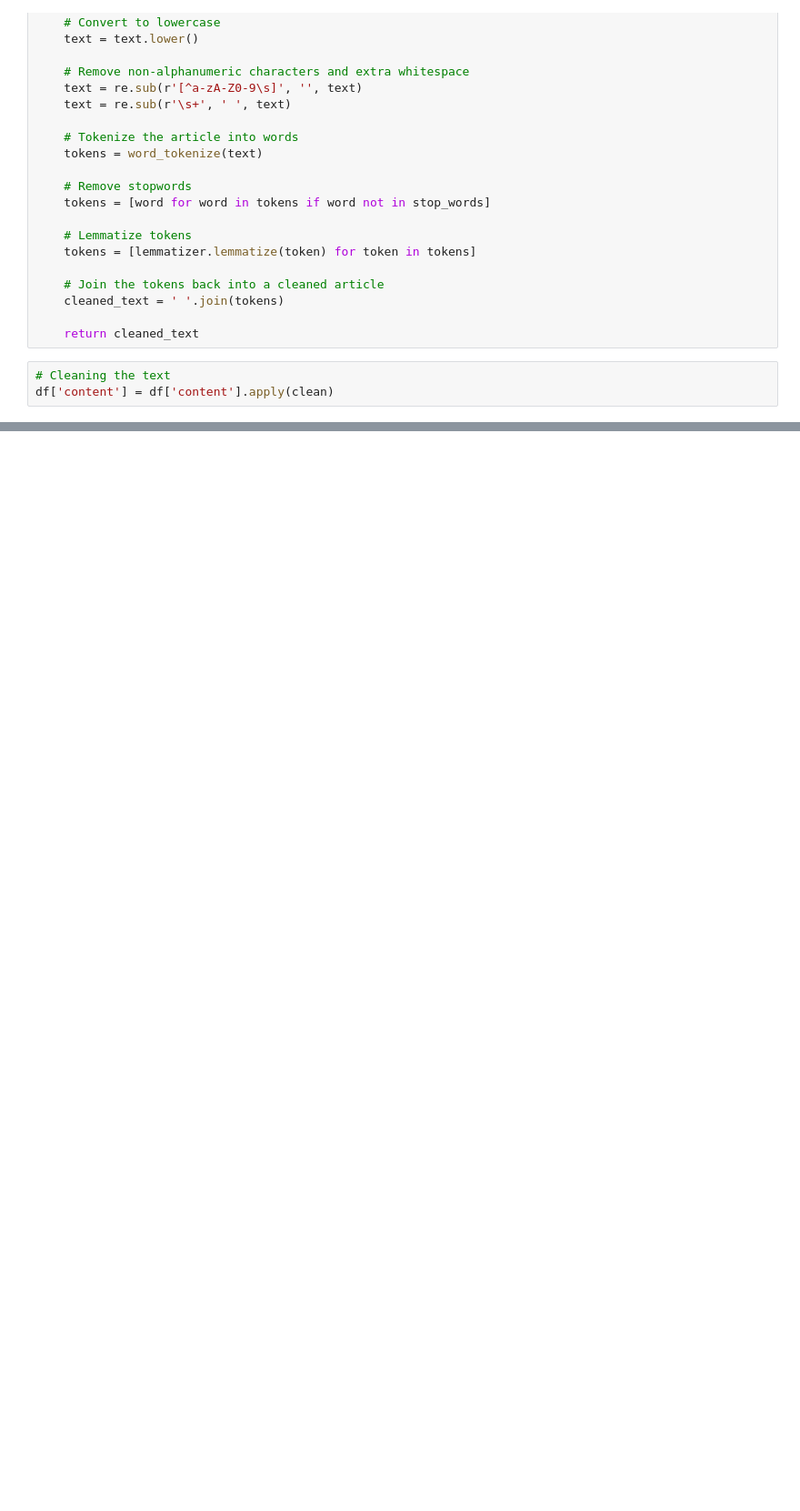
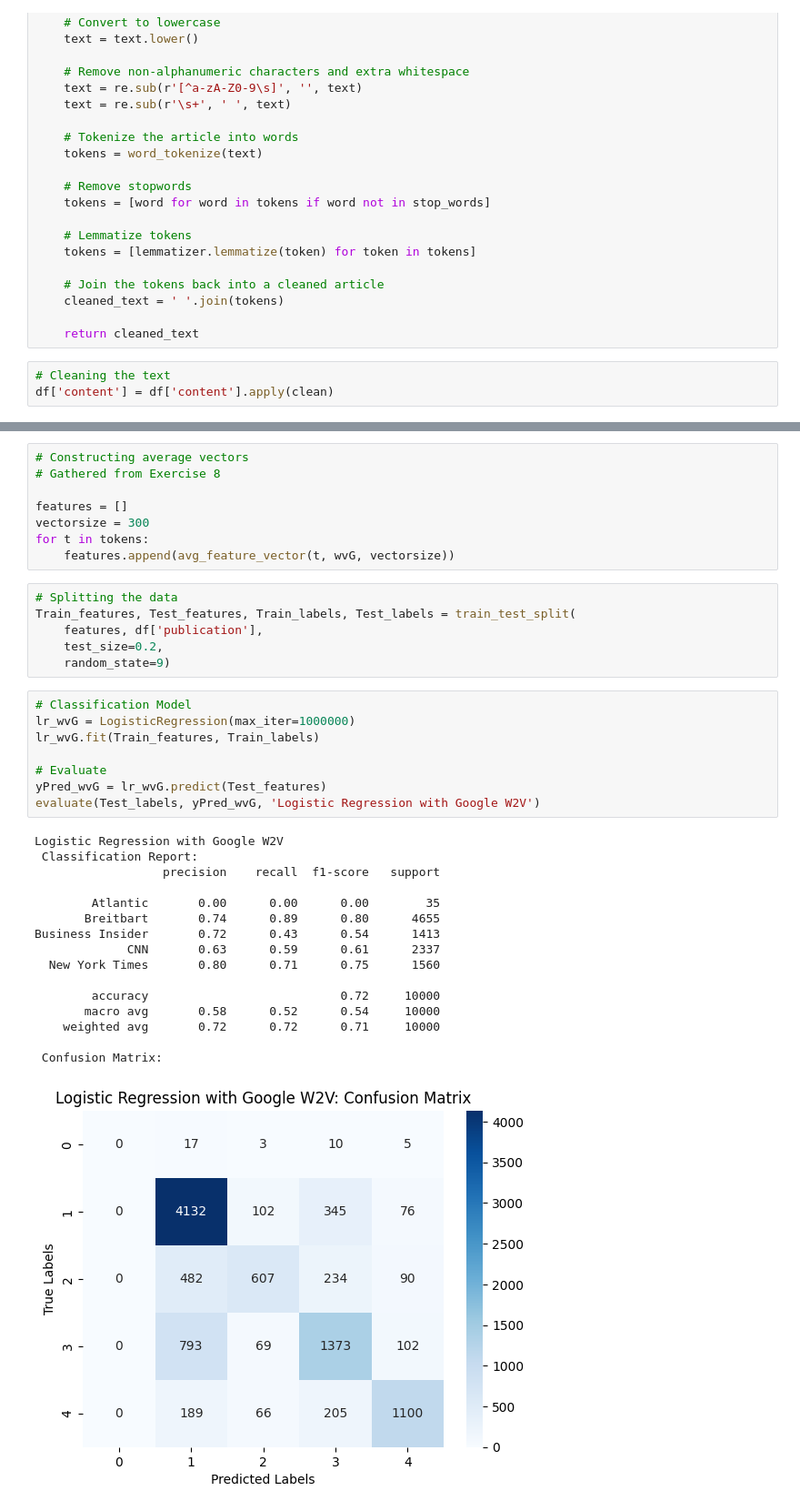
Before and after one commit to felix1102/NLP_finalproject, a Jupyter notebook: NLP_Fredrik_Codes.ipynb, the cells around one changed output, grey strips where cells are left out. Shown at 91% size. Drawn from its saved outputs; the diff is of its cells as text; blank space fills up the shorter version.

```diff
--- a/NLP_Fredrik_Codes.ipynb
+++ b/NLP_Fredrik_Codes.ipynb
@@ -229,0 +264,39 @@ wv = api.load('word2vec-google-news-300')
+# %%
+# Constructing average vectors
+# Gathered from Exercise 8
+
+features = []
+vectorsize = 300
+for t in tokens:
+    features.append(avg_feature_vector(t, wvG, vectorsize))
+# %%
+# Splitting the data
+Train_features, Test_features, Train_labels, Test_labels = train_test_split(
+    features, df['publication'],
+    test_size=0.2,
+    random_state=9)
+# %%
+# Classification Model
+lr_wvG = LogisticRegression(max_iter=1000000)
+lr_wvG.fit(Train_features, Train_labels)
+
+# Evaluate
+yPred_wvG = lr_wvG.predict(Test_features)
+evaluate(Test_labels, yPred_wvG, 'Logistic Regression with Google W2V')
+# %% [output]
+Logistic Regression with Google W2V
+ Classification Report:
+                  precision    recall  f1-score   support
+
+        Atlantic       0.00      0.00      0.00        35
+       Breitbart       0.74      0.89      0.80      4655
+Business Insider       0.72      0.43      0.54      1413
+             CNN       0.63      0.59      0.61      2337
+  New York Times       0.80      0.71      0.75      1560
+
+        accuracy                           0.72     10000
+       macro avg       0.58      0.52      0.54     10000
+    weighted avg       0.72      0.72      0.71     10000
+
+ Confusion Matrix:
+[figure, added]
```
Also changed, not shown: parts of 40 cells of this notebook.
